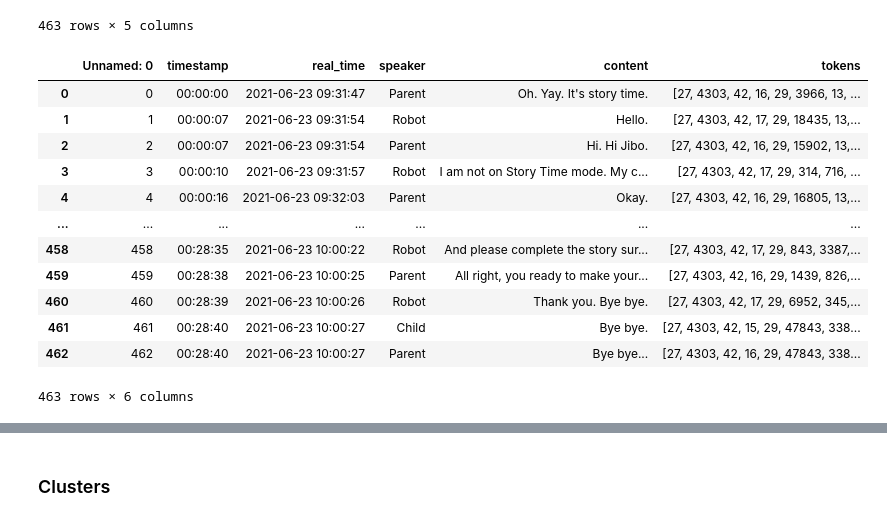
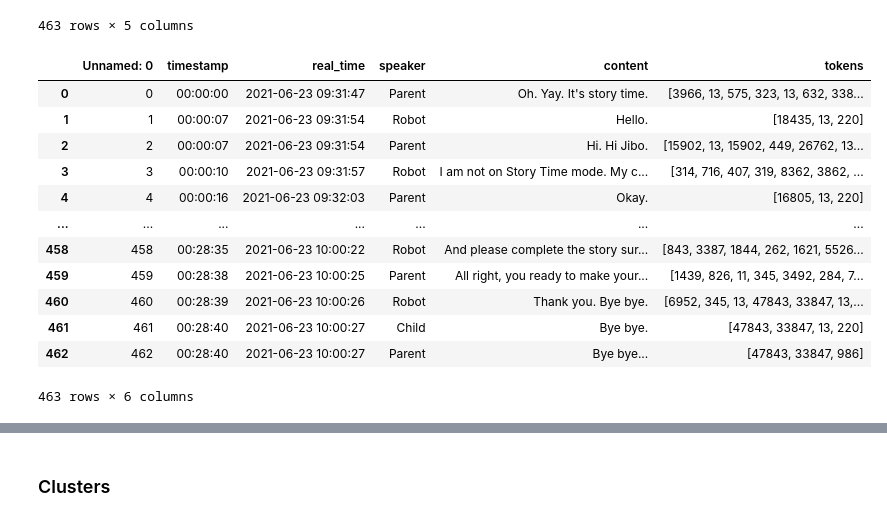
Before and after one commit to serenabono/conversational_dominance, a Jupyter notebook: notebooks/gpt2_ppl_engagement.ipynb, the cells around one changed output, grey strips where cells are left out. Saved outputs shown, nothing was run; the diff lists cells and outputs as text; code cells hidden in the pictures.

```diff
--- a/notebooks/gpt2_ppl_engagement.ipynb
+++ b/notebooks/gpt2_ppl_engagement.ipynb
@@ -120,4 +123,4 @@ from utils import remove_match_prefix_ppl
 # %%
-filtered_tokens_p1, filtered_ppl_p1, filtered_encodings_p1 = remove_match_prefix_ppl(token_list, all_data['p1'], matches, tokenizer)
+filtered_tokens_p1, filtered_ppl_p1, filtered_encodings_p1, filtered_matches_p1 = remove_match_prefix_ppl(token_list, all_data['p1'], matches, tokenizer, min_len=1)
 assert np.cumsum([len(token) for token in filtered_tokens_p1])[-1], len(filtered_tokens_p1)
 # %%
@@ -219,21 +243,21 @@ conversation_dataset
 # %%
 assert len(matches) == len(conversation_dataset['content'])
 # %%
-conversation_dataset["tokens"] = [token.detach().numpy() for token in token_list]
+conversation_dataset["tokens"] = [token.detach().numpy() for token in filtered_tokens_p1]
 conversation_dataset
 # %% [output]
 |  | Unnamed: 0 | timestamp | real_time | speaker | content | tokens |
-| 0 | 0 | 00:00:00 | 2021-06-23 09:31:47 | Parent | Oh. Yay. It's story time. | [27, 4303, 42, 16, 29, 3966, 13, ... |
-| 1 | 1 | 00:00:07 | 2021-06-23 09:31:54 | Robot | Hello. | [27, 4303, 42, 17, 29, 18435, 13,... |
-| 2 | 2 | 00:00:07 | 2021-06-23 09:31:54 | Parent | Hi. Hi Jibo. | [27, 4303, 42, 16, 29, 15902, 13,... |
-| 3 | 3 | 00:00:10 | 2021-06-23 09:31:57 | Robot | I am not on Story Time mode. My c... | [27, 4303, 42, 17, 29, 314, 716, ... |
-| 4 | 4 | 00:00:16 | 2021-06-23 09:32:03 | Parent | Okay. | [27, 4303, 42, 16, 29, 16805, 13,... |
+| 0 | 0 | 00:00:00 | 2021-06-23 09:31:47 | Parent | Oh. Yay. It's story time. | [3966, 13, 575, 323, 13, 632, 338... |
+| 1 | 1 | 00:00:07 | 2021-06-23 09:31:54 | Robot | Hello. | [18435, 13, 220] |
+| 2 | 2 | 00:00:07 | 2021-06-23 09:31:54 | Parent | Hi. Hi Jibo. | [15902, 13, 15902, 449, 26762, 13... |
+| 3 | 3 | 00:00:10 | 2021-06-23 09:31:57 | Robot | I am not on Story Time mode. My c... | [314, 716, 407, 319, 8362, 3862, ... |
+| 4 | 4 | 00:00:16 | 2021-06-23 09:32:03 | Parent | Okay. | [16805, 13, 220] |
 | ... | ... | ... | ... | ... | ... | ... |
-| 458 | 458 | 00:28:35 | 2021-06-23 10:00:22 | Robot | And please complete the story sur... | [27, 4303, 42, 17, 29, 843, 3387,... |
-| 459 | 459 | 00:28:38 | 2021-06-23 10:00:25 | Parent | All right, you ready to make your... | [27, 4303, 42, 16, 29, 1439, 826,... |
-| 460 | 460 | 00:28:39 | 2021-06-23 10:00:26 | Robot | Thank you. Bye bye. | [27, 4303, 42, 17, 29, 6952, 345,... |
-| 461 | 461 | 00:28:40 | 2021-06-23 10:00:27 | Child | Bye bye. | [27, 4303, 42, 15, 29, 47843, 338... |
-| 462 | 462 | 00:28:40 | 2021-06-23 10:00:27 | Parent | Bye bye... | [27, 4303, 42, 16, 29, 47843, 338... |
+| 458 | 458 | 00:28:35 | 2021-06-23 10:00:22 | Robot | And please complete the story sur... | [843, 3387, 1844, 262, 1621, 5526... |
+| 459 | 459 | 00:28:38 | 2021-06-23 10:00:25 | Parent | All right, you ready to make your... | [1439, 826, 11, 345, 3492, 284, 7... |
+| 460 | 460 | 00:28:39 | 2021-06-23 10:00:26 | Robot | Thank you. Bye bye. | [6952, 345, 13, 47843, 33847, 13,... |
+| 461 | 461 | 00:28:40 | 2021-06-23 10:00:27 | Child | Bye bye. | [47843, 33847, 13, 220] |
+| 462 | 462 | 00:28:40 | 2021-06-23 10:00:27 | Parent | Bye bye... | [47843, 33847, 986] |
 463 rows × 6 columns
 # %%
 import pandas as pd
```
Also changed, not shown: parts of 56 cells of this notebook, 5 other files.
